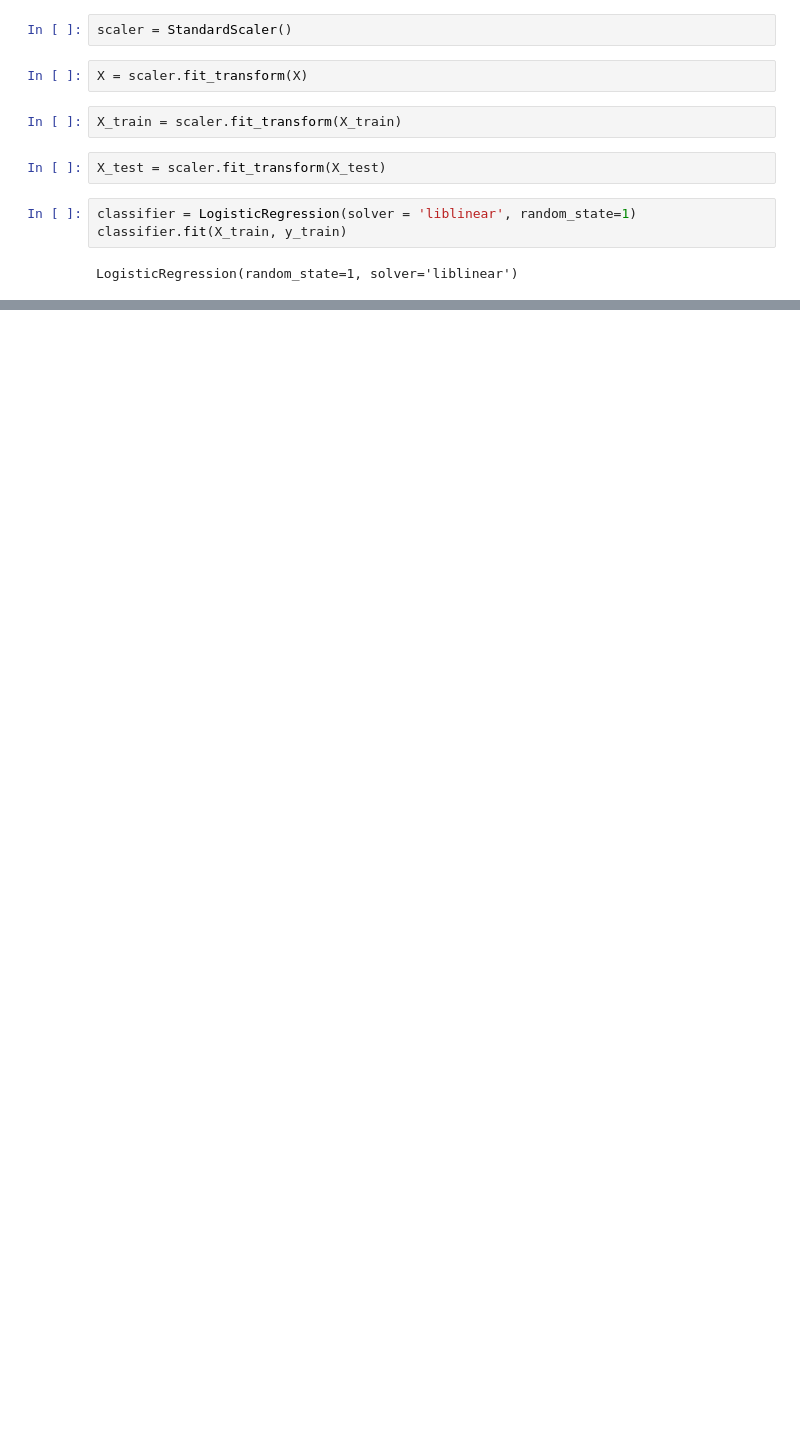
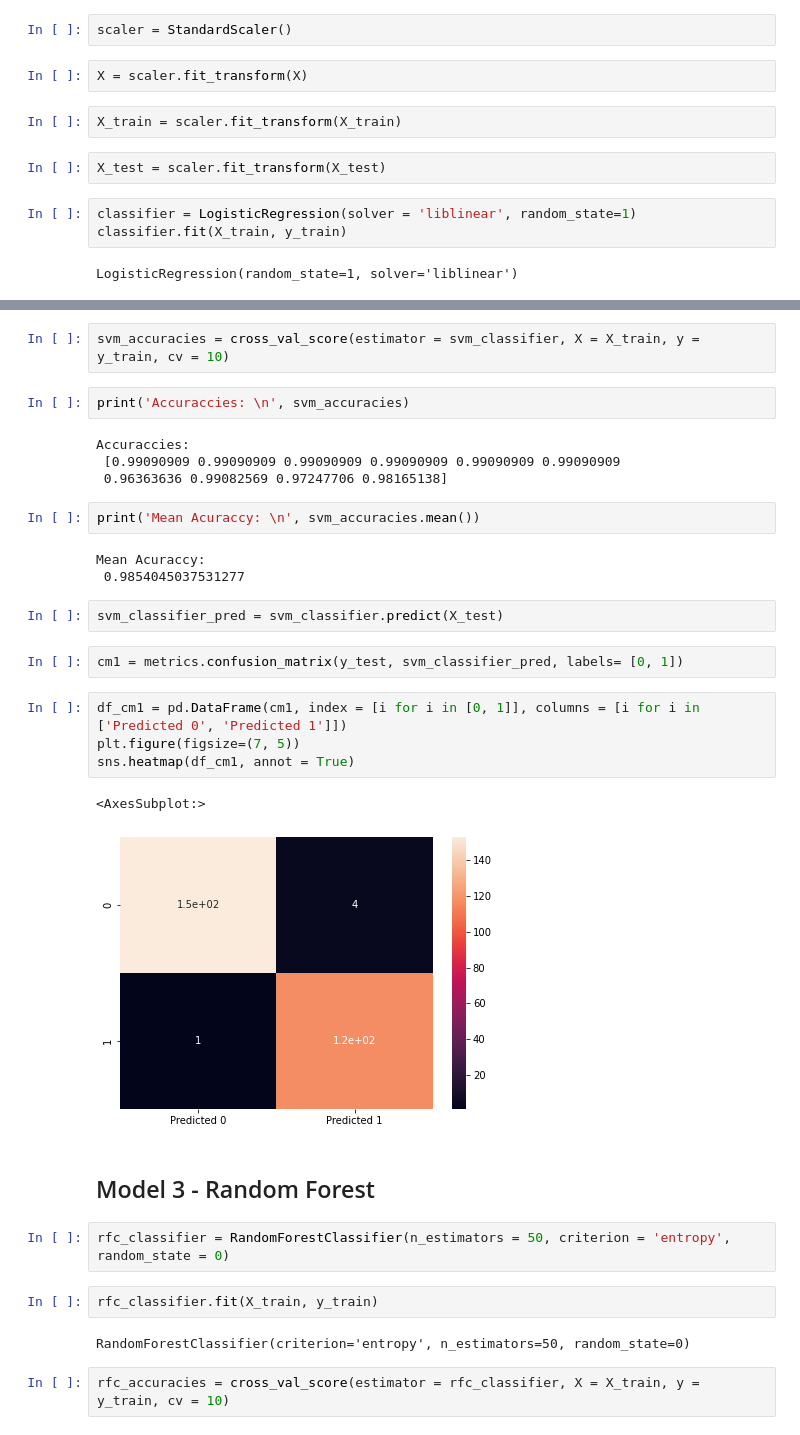
Before and after one commit to OjureFred/UCI-Banknote-Classification, a Jupyter notebook: Banknote-Classification.ipynb, the cells around one changed output, grey strips where cells are left out. Drawn from its saved outputs; the diff is of its cells as text; blank space fills up the shorter version.

Commit message:
Added two more models - SVM and RandomForestClassifier

```diff
--- a/Banknote-Classification.ipynb
+++ b/Banknote-Classification.ipynb
@@ -167,0 +151,34 @@ cm = metrics.confusion_matrix(y_test, svm_classifier_pred, labels= [0, 1])
+# %%
+svm_accuracies = cross_val_score(estimator = svm_classifier, X = X_train, y = y_train, cv = 10)
+# %%
+print('Accuraccies: \n', svm_accuracies)
+# %% [output]
+Accuraccies:
+ [0.99090909 0.99090909 0.99090909 0.99090909 0.99090909 0.99090909
+ 0.96363636 0.99082569 0.97247706 0.98165138]
+# %%
+print('Mean Acuraccy: \n', svm_accuracies.mean())
+# %% [output]
+Mean Acuraccy:
+ 0.9854045037531277
+# %%
+svm_classifier_pred = svm_classifier.predict(X_test)
+# %%
+cm1 = metrics.confusion_matrix(y_test, svm_classifier_pred, labels= [0, 1])
+# %%
+df_cm1 = pd.DataFrame(cm1, index = [i for i in [0, 1]], columns = [i for i in ['Predicted 0', 'Predicted 1']])
+plt.figure(figsize=(7, 5))
+sns.heatmap(df_cm1, annot = True)
+# %% [output]
+<AxesSubplot:>
+[figure, added]
+# %% [markdown]
+## Model 3 - Random Forest
+# %%
+rfc_classifier = RandomForestClassifier(n_estimators = 50, criterion = 'entropy', random_state = 0)
+# %%
+rfc_classifier.fit(X_train, y_train)
+# %% [output]
+RandomForestClassifier(criterion='entropy', n_estimators=50, random_state=0)
+# %%
+rfc_accuracies = cross_val_score(estimator = rfc_classifier, X = X_train, y = y_train, cv = 10)
```
Also changed, not shown: parts of 38 cells of this notebook.
